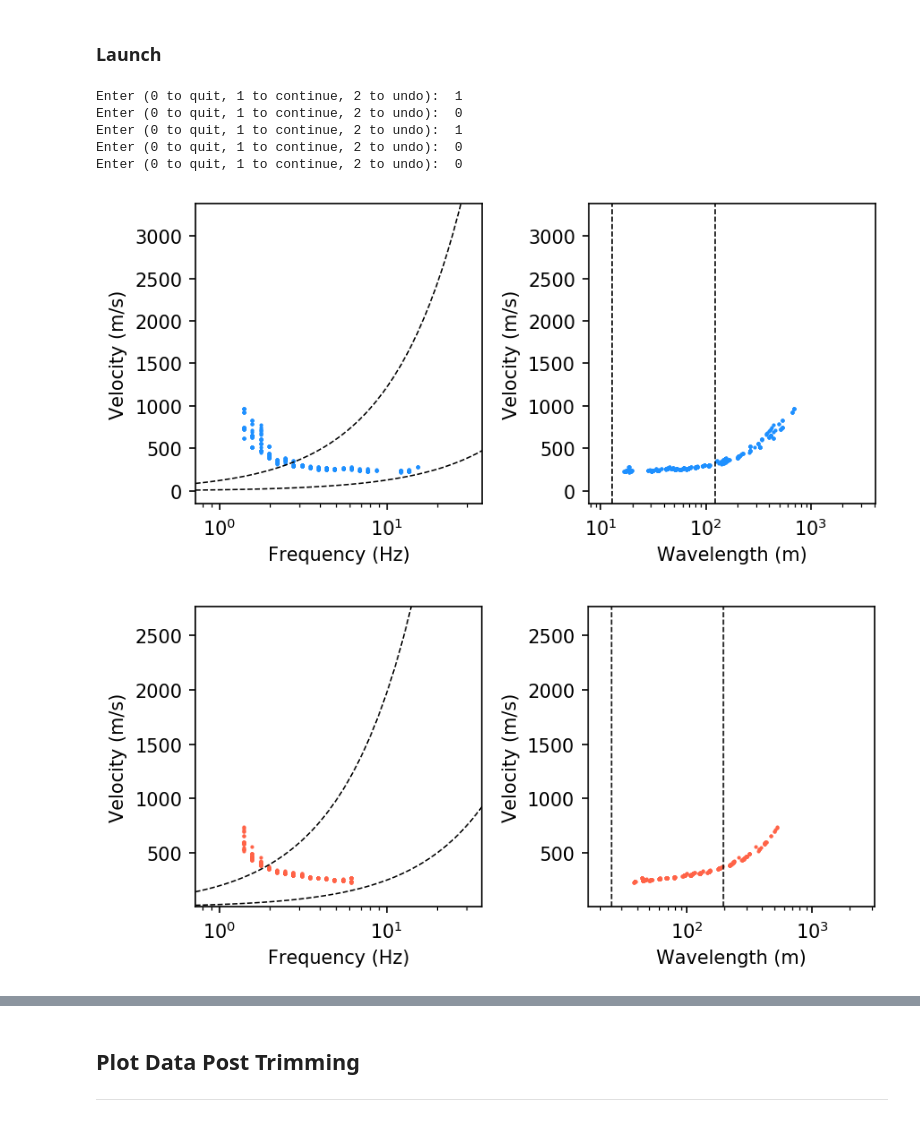
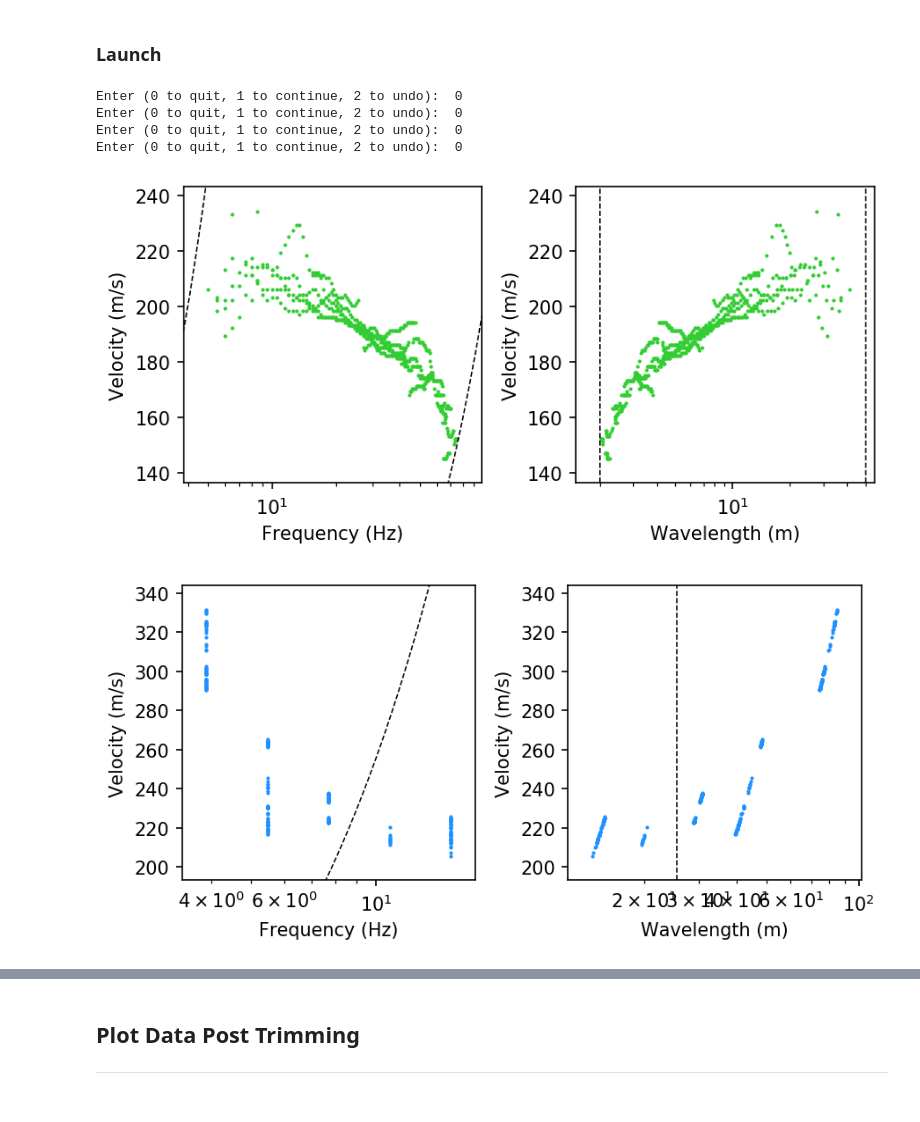
Before and after one commit to jpvantassel/swprocess, a Jupyter notebook: examples/stats/stats.ipynb, the cells around one changed output, grey strips where cells are left out. Cells and saved outputs as stored; diff of their text form; code cells hidden in the pictures.

```diff
--- a/examples/stats/stats.ipynb
+++ b/examples/stats/stats.ipynb
@@ -109,12 +99,12 @@ domains = [
 # Colors one per `fnames_set` entry. Examples include: "limegreen", "dodgerblue", "tomatoe", "darkorange".
 # A full listing is provided here: https://matplotlib.org/3.1.0/_images/sphx_glr_named_colors_003.png
 # Colors may also be listed in hexidecimal.
-# colors = ["limegreen", "dodgerblue", "tomato"]
-colors = ["dodgerblue", "tomato"]
+colors = ["limegreen", "dodgerblue", "tomato"]
+# colors = ["dodgerblue", "tomato"]
 
 # Labels one per `fnames_set` entry.
-# labels = ["MASW", "MAM - C50", "MAM - BigX"]
-labels = ["MAM - C50", "MAM - BigX"]
+labels = ["MASW", "MAM - C50", "MAM - BigX"]
+# labels = ["MAM - C50", "MAM - BigX"]
 # %% [markdown]
 ## View Raw Data
 ---
@@ -158,16 +148,16 @@ workflow = "individual"
 ### Array Resolution Limits
 # %%
 # Resolution limits, one per entry in fnames_set. Ingored if workflow="together".
+individual_resolution_limits = [
+    ["wavelength", (2, 50)],
+    ["wavenumber", (0.103/2, 0.246)],
+    ["wavenumber", (0.0639154/2, 0.12635)],
+    ]
+
 # individual_resolution_limits = [
-#     ["wavelength", (2, 50)],
-#     ["wavenumber", (0.103/2, 0.246*2)],
-#     ["wavenumber", (0.0639154/2, 0.12635*2)],
+#     ["wavenumber", (0.103/2, 0.246)],
+#     ["wavenumber", (0.0639154/2, 0.12635)],
 #     ]
-
-individual_resolution_limits = [
-    ["wavenumber", (0.103/2, 0.246*2)],
-    ["wavenumber", (0.0639154/2, 0.12635*2)],
-    ]
 
 # Overall minimumm and maximum array resolution, only one entry permitted.
 overall_resolution_limits = ["wavenumber", (0.103/2, 2*np.pi/2)]
@@ -183,22 +173,21 @@ bulk_trimming_limits = {
 # %%
 %matplotlib qt5
 for suite in suites:
     for attribute, limits in bulk_trimming_limits.items():
-        suite.blitz(attribute, limits)
+        suite.reject_limits_outside(attribute, limits)
 
 if workflow == "individual":
     if len(fnames_set) != len(individual_resolution_limits):
         raise IndexError(f"individidual_resolution_limits must have the same length as fnames_set.")
 
     for suite, color, label, _resolution_limits in zip(suites, colors, labels, individual_resolution_limits):
         suite.interactive_trimming(xtype=xtype, ytype=ytype, plot_kwargs=dict(color=color, label=label), resolution_limits=_resolution_limits)
 
 master_suite.interactive_trimming(xtype=xtype, ytype=ytype, plot_kwargs=dict(color=_colors, label=_labels), resolution_limits=overall_resolution_limits)
 # %% [output]
-Enter (0 to quit, 1 to continue, 2 to undo):  1
-Enter (0 to quit, 1 to continue, 2 to undo):  0
-Enter (0 to quit, 1 to continue, 2 to undo):  1
 Enter (0 to quit, 1 to continue, 2 to undo):  0
 Enter (0 to quit, 1 to continue, 2 to undo):  0
+Enter (0 to quit, 1 to continue, 2 to undo):  0
+Enter (0 to quit, 1 to continue, 2 to undo):  0
-[figure, old version]
+[figure, new version]
-[figure, old version]
+[figure, new version]
```
Also changed, not shown: parts of 10 cells of this notebook, 26 other files.
